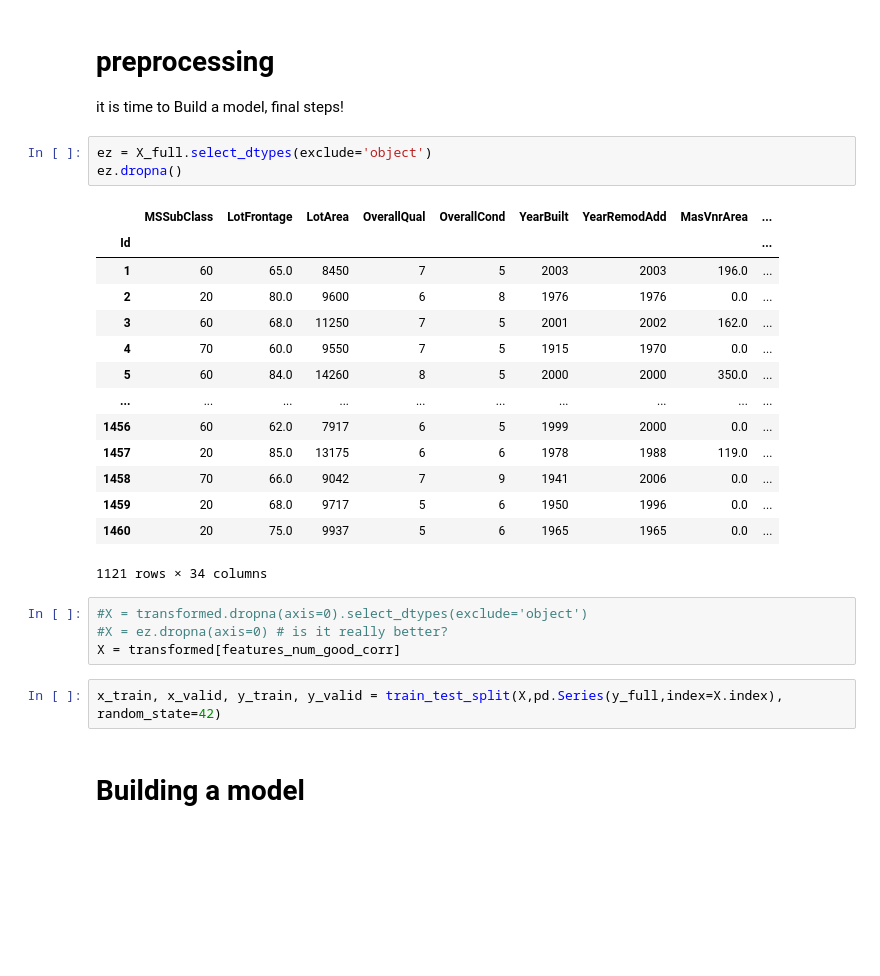
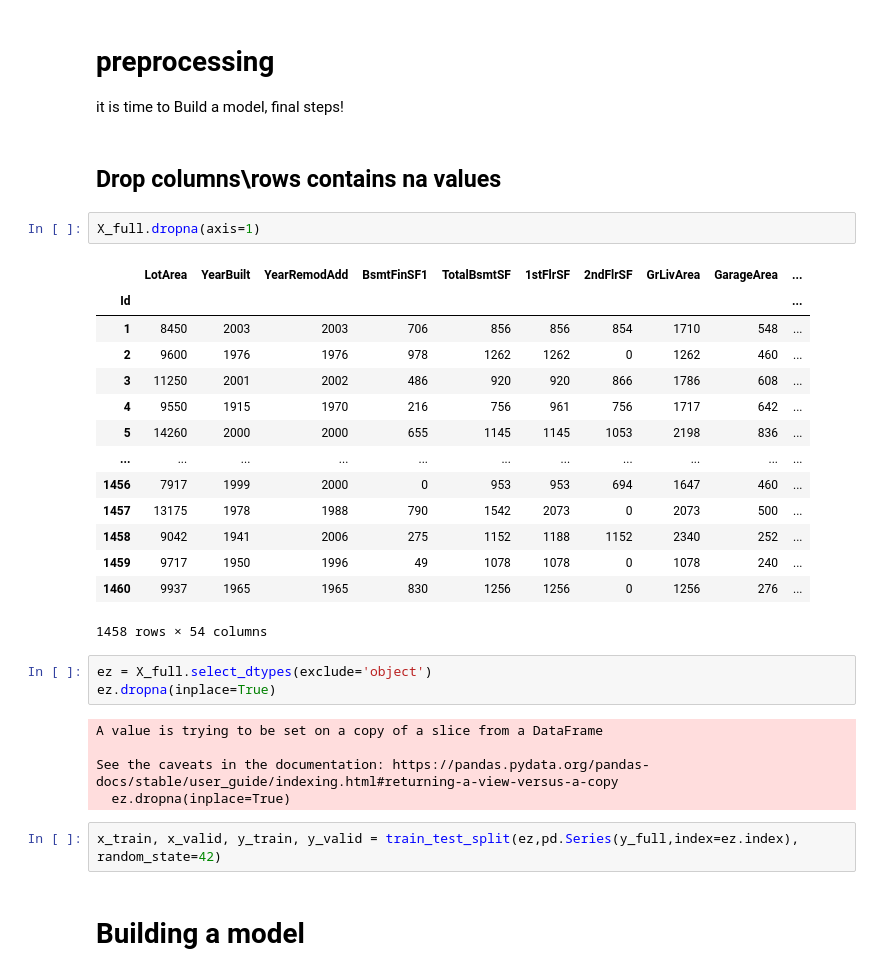
Before and after one commit to Golden-dreamer/kaggle-house, a Jupyter notebook: notebooks/Solution.ipynb, the cells around one changed output. Drawn from its saved outputs; the diff is of its cells as text; blank space fills up the shorter version.

```diff
--- a/notebooks/Solution.ipynb
+++ b/notebooks/Solution.ipynb
@@ -152,30 +152,35 @@ dtype: int64
 # %% [markdown]
 # preprocessing
 it is time to Build a model, final steps!
+# %% [markdown]
+## Drop columns\rows contains na values
+# %%
+X_full.dropna(axis=1)
+# %% [output]
+|  | LotArea | YearBuilt | YearRemodAdd | BsmtFinSF1 | TotalBsmtSF | 1stFlrSF | 2ndFlrSF | GrLivArea | GarageArea | ... |
+| Id |  |  |  |  |  |  |  |  |  | ... |
+| 1 | 8450 | 2003 | 2003 | 706 | 856 | 856 | 854 | 1710 | 548 | ... |
+| 2 | 9600 | 1976 | 1976 | 978 | 1262 | 1262 | 0 | 1262 | 460 | ... |
+| 3 | 11250 | 2001 | 2002 | 486 | 920 | 920 | 866 | 1786 | 608 | ... |
+| 4 | 9550 | 1915 | 1970 | 216 | 756 | 961 | 756 | 1717 | 642 | ... |
+| 5 | 14260 | 2000 | 2000 | 655 | 1145 | 1145 | 1053 | 2198 | 836 | ... |
+| ... | ... | ... | ... | ... | ... | ... | ... | ... | ... | ... |
+| 1456 | 7917 | 1999 | 2000 | 0 | 953 | 953 | 694 | 1647 | 460 | ... |
+| 1457 | 13175 | 1978 | 1988 | 790 | 1542 | 2073 | 0 | 2073 | 500 | ... |
+| 1458 | 9042 | 1941 | 2006 | 275 | 1152 | 1188 | 1152 | 2340 | 252 | ... |
+| 1459 | 9717 | 1950 | 1996 | 49 | 1078 | 1078 | 0 | 1078 | 240 | ... |
+| 1460 | 9937 | 1965 | 1965 | 830 | 1256 | 1256 | 0 | 1256 | 276 | ... |
+1458 rows × 54 columns
 # %%
 ez = X_full.select_dtypes(exclude='object')
-ez.dropna()
+ez.dropna(inplace=True)
 # %% [output]
-|  | MSSubClass | LotFrontage | LotArea | OverallQual | OverallCond | YearBuilt | YearRemodAdd | MasVnrArea | ... |
-| Id |  |  |  |  |  |  |  |  | ... |
-| 1 | 60 | 65.0 | 8450 | 7 | 5 | 2003 | 2003 | 196.0 | ... |
-| 2 | 20 | 80.0 | 9600 | 6 | 8 | 1976 | 1976 | 0.0 | ... |
-| 3 | 60 | 68.0 | 11250 | 7 | 5 | 2001 | 2002 | 162.0 | ... |
-| 4 | 70 | 60.0 | 9550 | 7 | 5 | 1915 | 1970 | 0.0 | ... |
-| 5 | 60 | 84.0 | 14260 | 8 | 5 | 2000 | 2000 | 350.0 | ... |
-| ... | ... | ... | ... | ... | ... | ... | ... | ... | ... |
-| 1456 | 60 | 62.0 | 7917 | 6 | 5 | 1999 | 2000 | 0.0 | ... |
-| 1457 | 20 | 85.0 | 13175 | 6 | 6 | 1978 | 1988 | 119.0 | ... |
-| 1458 | 70 | 66.0 | 9042 | 7 | 9 | 1941 | 2006 | 0.0 | ... |
-| 1459 | 20 | 68.0 | 9717 | 5 | 6 | 1950 | 1996 | 0.0 | ... |
-| 1460 | 20 | 75.0 | 9937 | 5 | 6 | 1965 | 1965 | 0.0 | ... |
-1121 rows × 34 columns
+A value is trying to be set on a copy of a slice from a DataFrame
+
+See the caveats in the documentation: https://pandas.pydata.org/pandas-docs/stable/user_guide/indexing.html#returning-a-view-versus-a-copy
+  ez.dropna(inplace=True)
-# %%
-#X = transformed.dropna(axis=0).select_dtypes(exclude='object')
-#X = ez.dropna(axis=0) # is it really better?
-X = transformed[features_num_good_corr]
 # %%
-x_train, x_valid, y_train, y_valid = train_test_split(X,pd.Series(y_full,index=X.index), random_state=42)
+x_train, x_valid, y_train, y_valid = train_test_split(ez,pd.Series(y_full,index=ez.index), random_state=42)
 # %% [markdown]
 # Building a model
 # %%
```
Also changed, not shown: parts of 11 cells of this notebook, 2 other files.
